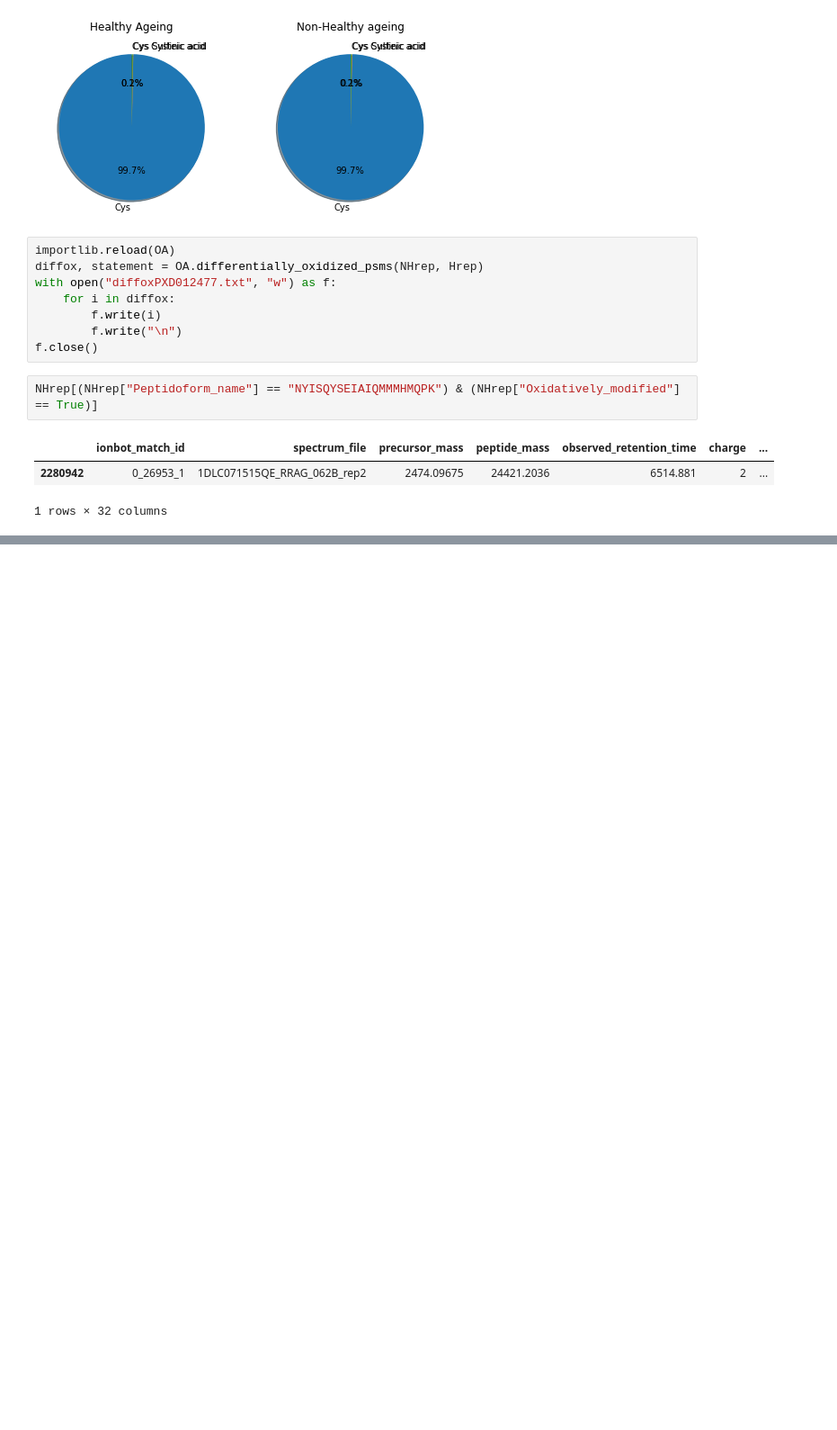
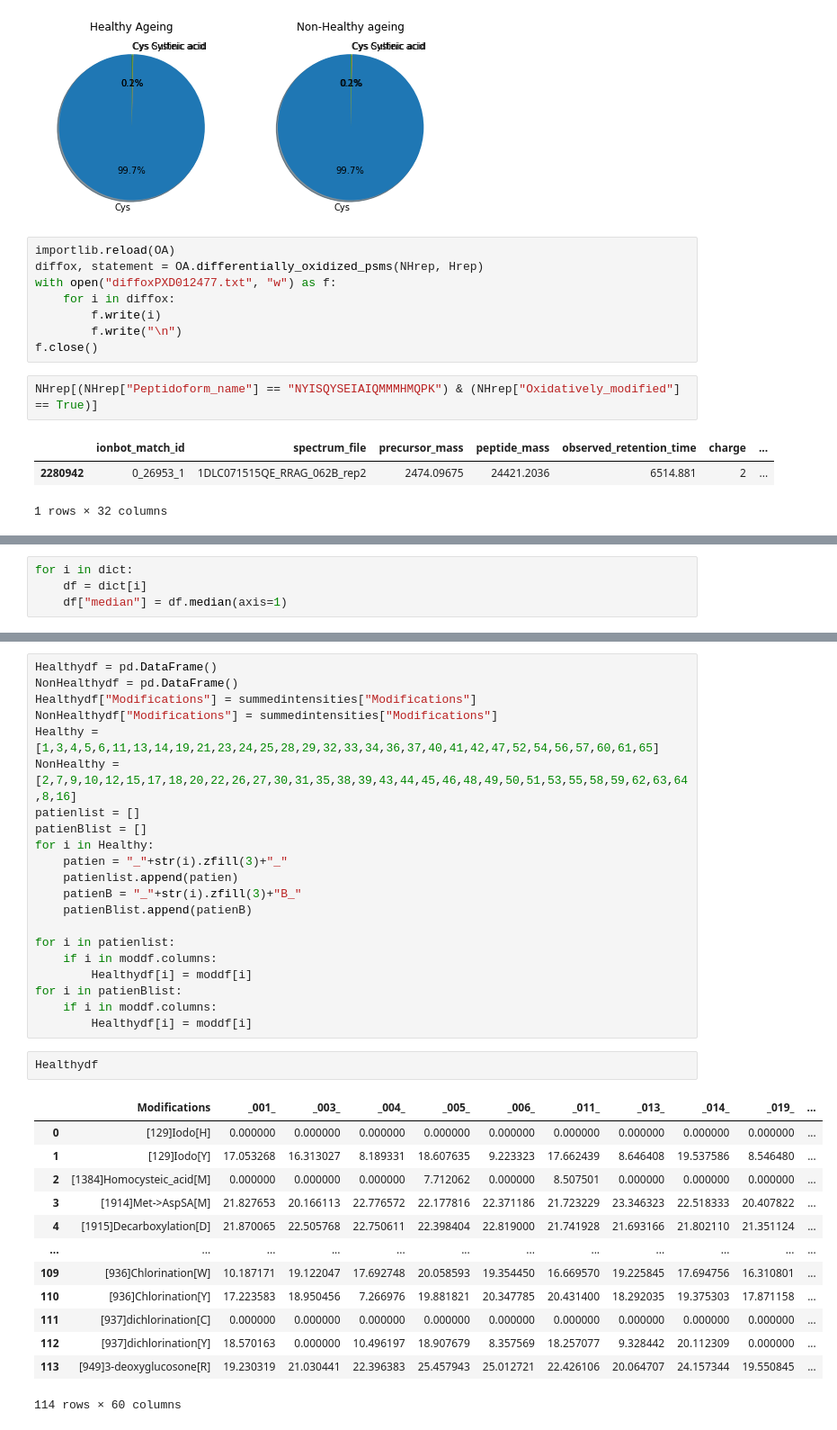
Before and after one commit to rodvrees/Master_Thesis, a Jupyter notebook: Project_analysis/PXD012477.ipynb, the cells around one changed output, grey strips where cells are left out. Shown at 90% size. Saved outputs shown, nothing was run; the diff lists cells and outputs as text; blank space fills up the shorter version.

```diff
--- a/Project_analysis/PXD012477.ipynb
+++ b/Project_analysis/PXD012477.ipynb
@@ -238,0 +340,4 @@ NHrep[(NHrep["Peptidoform_name"] == "NYISQYSEIAIQMMMHMQPK") & (NHrep["Oxidativel
+# %%
+for i in dict:
+    df = dict[i]
+    df["median"] = df.median(axis=1)
@@ -238,0 +383,37 @@ NHrep[(NHrep["Peptidoform_name"] == "NYISQYSEIAIQMMMHMQPK") & (NHrep["Oxidativel
+# %%
+Healthydf = pd.DataFrame()
+NonHealthydf = pd.DataFrame()
+Healthydf["Modifications"] = summedintensities["Modifications"]
+NonHealthydf["Modifications"] = summedintensities["Modifications"]
+Healthy = [1,3,4,5,6,11,13,14,19,21,23,24,25,28,29,32,33,34,36,37,40,41,42,47,52,54,56,57,60,61,65]
+NonHealthy = [2,7,9,10,12,15,17,18,20,22,26,27,30,31,35,38,39,43,44,45,46,48,49,50,51,53,55,58,59,62,63,64,8,16]
+patienlist = []
+patienBlist = []
+for i in Healthy:
+    patien = "_"+str(i).zfill(3)+"_"
+    patienlist.append(patien)
+    patienB = "_"+str(i).zfill(3)+"B_"
+    patienBlist.append(patienB)
+
+for i in patienlist:
+    if i in moddf.columns:
+        Healthydf[i] = moddf[i]
+for i in patienBlist:
+    if i in moddf.columns:
+        Healthydf[i] = moddf[i]
+# %%
+Healthydf
+# %% [output]
+|  | Modifications | _001_ | _003_ | _004_ | _005_ | _006_ | _011_ | _013_ | _014_ | _019_ | ... |
+| 0 | [129]Iodo[H] | 0.000000 | 0.000000 | 0.000000 | 0.000000 | 0.000000 | 0.000000 | 0.000000 | 0.000000 | 0.000000 | ... |
+| 1 | [129]Iodo[Y] | 17.053268 | 16.313027 | 8.189331 | 18.607635 | 9.223323 | 17.662439 | 8.646408 | 19.537586 | 8.546480 | ... |
+| 2 | [1384]Homocysteic_acid[M] | 0.000000 | 0.000000 | 0.000000 | 7.712062 | 0.000000 | 8.507501 | 0.000000 | 0.000000 | 0.000000 | ... |
+| 3 | [1914]Met->AspSA[M] | 21.827653 | 20.166113 | 22.776572 | 22.177816 | 22.371186 | 21.723229 | 23.346323 | 22.518333 | 20.407822 | ... |
+| 4 | [1915]Decarboxylation[D] | 21.870065 | 22.505768 | 22.750611 | 22.398404 | 22.819000 | 21.741928 | 21.693166 | 21.802110 | 21.351124 | ... |
+| ... | ... | ... | ... | ... | ... | ... | ... | ... | ... | ... | ... |
+| 109 | [936]Chlorination[W] | 10.187171 | 19.122047 | 17.692748 | 20.058593 | 19.354450 | 16.669570 | 19.225845 | 17.694756 | 16.310801 | ... |
+| 110 | [936]Chlorination[Y] | 17.223583 | 18.950456 | 7.266976 | 19.881821 | 20.347785 | 20.431400 | 18.292035 | 19.375303 | 17.871158 | ... |
+| 111 | [937]dichlorination[C] | 0.000000 | 0.000000 | 0.000000 | 0.000000 | 0.000000 | 0.000000 | 0.000000 | 0.000000 | 0.000000 | ... |
+| 112 | [937]dichlorination[Y] | 18.570163 | 0.000000 | 10.496197 | 18.907679 | 8.357569 | 18.257077 | 9.328442 | 20.112309 | 0.000000 | ... |
+| 113 | [949]3-deoxyglucosone[R] | 19.230319 | 21.030441 | 22.396383 | 25.457943 | 25.012721 | 22.426106 | 20.064707 | 24.157344 | 19.550845 | ... |
+114 rows × 60 columns
```
Also changed, not shown: parts of 21 cells of this notebook, 2 other files.
